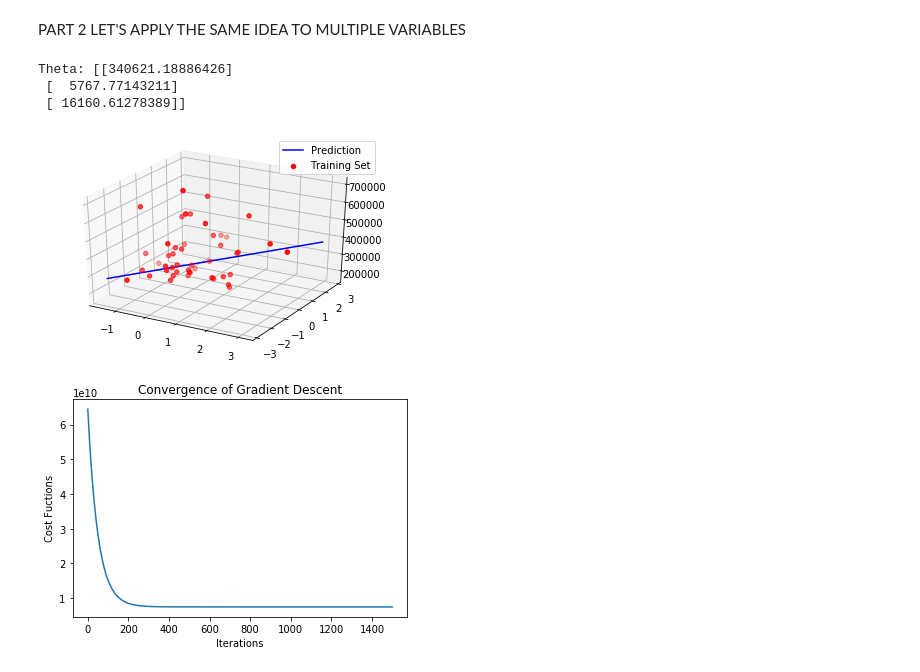
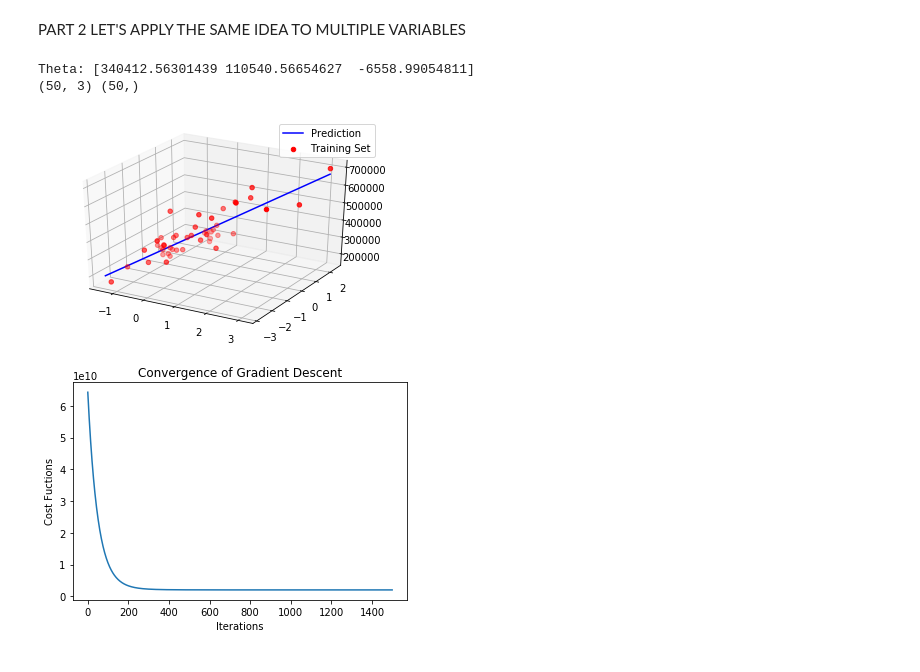
Before and after one commit to felipepasquali/MachineLearning, a Jupyter notebook: LinearRegression.ipynb, the cells around one changed output. Saved outputs shown, nothing was run; the diff lists cells and outputs as text; code cells hidden in the pictures.

```diff
--- a/LinearRegression.ipynb
+++ b/LinearRegression.ipynb
@@ -12,5 +9,10 @@ Data1np = Data1.to_numpy()
 # %%
-plt.scatter(Data1np[:,0],Data1np[:,1],marker="x")
+Data1 = pd.read_csv("data1ex1.txt", header=None,names=['X','Y'])
+Data1.insert(0,'Ones',1.0)
+# plt.scatter(Data1.iloc[:,0],Data1.iloc[:,1],marker="x")
+plt.scatter(Data1['X'],Data1['Y'],marker="x")
+
+
 plt.xlabel('Population of city in 10,000s')
 plt.ylabel('Profit in $10,000')
 plt.show()
@@ -42,24 +44,22 @@ def GradientDescent(th,Y,X,iterations=1500,alpha=0.01):
     JHistory = np.zeros(iterations)
     for i in range(iterations):
         h = X @ th
-        th[0,0] = th[0,0] - (alpha/m)*np.dot((h[:]-Y[:]).T,X[:,0])
-        th[1,0] = th[1,0] - (alpha/m)*np.dot((h[:]-Y[:]).T,X[:,1])
+        th = th - (alpha/m)*X.T@(h-Y)
         JHistory[i] = LinRegrCostFunction(th,Y,X)
     return th,JHistory
 # %%
-m = Data1np[:,0].size
-X = np.append(np.ones(m),Data1np[:,0]).reshape((m,2), order='F')
-Y = Data1np[:,1].reshape((m,1), order='F')
+X = Data1[['Ones','X']].to_numpy()
+Y = Data1['Y'].to_numpy()
+m,n = X.shape
 
-
-theta = np.zeros((2,1))
+theta = np.zeros(n)
 iterations = 1500
 alpha = 0.01 # Learning Rate
 
 TH,HIST = GradientDescent(theta,Y,X,iterations,alpha)
 print('Theta:',TH)
 
-Xnew = np.linspace(np.amin(Data1np[:,0]),np.amax(Data1np[:,0]))
+Xnew = np.linspace(np.amin(X[:,1]),np.amax(X[:,1]))
 n = Xnew.size
 Xnew = np.append(np.ones(n),Xnew).reshape((n,2), order='F')
 Ynew = np.dot(Xnew, TH)
@@ -128,42 +125,38 @@ def GradientDescent(th,Y,X,iterations=1500,alpha=0.01):
 # %%
 Data2 = pd.read_csv("data2ex1.txt", header=None,names=['size','bedrooms','price'])
 Data2y = Data2['price']
 Data2x = Data2[['size','bedrooms']]
 Data2xNorm = (Data2x - Data2x.mean()) / Data2x.std()
+Data2xNorm.insert(0, 'Ones', 1.0)
+X, Y = Data2xNorm.to_numpy(),Data2y.to_numpy()
+m,n = X.shape
 
-Data2xnp, Data2ynp = Data2xNorm.to_numpy(),Data2y.to_numpy()
-m,n = Data2xnp.shape
-
-X = np.append(np.ones(m),Data2xnp).reshape((m,n+1), order='F')
-Y = Data2ynp.reshape((m,1), order='F')
-
-theta = np.zeros((n+1,1))
+theta = np.zeros(n)
 iterations = 1500
 alpha = 0.01 # Learning Rate
 
 TH,HIST = GradientDescent(theta,Y,X,iterations,alpha)
 print('Theta:',TH)
 
-
-
 k = 50
-Xnew = np.append(np.linspace(np.amin(Data2xnp[:,0]),np.amax(Data2xnp[:,0]),num=k),np.linspace(np.amin(Data2xnp[:,1]),np.amax(Data2xnp[:,1]),num=k))
-Xnew = np.append(np.ones(k),Xnew).reshape((k,n+1), order='F')
+Xnew = np.append(np.linspace(np.amin(X[:,1]),np.amax(X[:,1]),num=k),np.linspace(np.amin(X[:,2]),np.amax(X[:,2]),num=k))
+Xnew = np.append(np.ones(k),Xnew).reshape((k,n), order='F')
 
 Ynew = np.dot(Xnew, TH)
+
+print(Xnew.shape,Ynew.shape)
 
 # Plot the 3D line over the normalized training data
 fig = plt.figure()
 ax = fig.add_subplot(111, projection='3d')
-ax.plot(Xnew[:,1], Xnew[:,2], Ynew[:,0], label='Prediction',c='b')
-ax.scatter(X[:,1], X[:,2], Y[:,0], label='Training Set',c='r')
+ax.plot(Xnew[:,1], Xnew[:,2], Ynew, label='Prediction',c='b')
+ax.scatter(X[:,1], X[:,2], Y, label='Training Set',c='r')
 ax.legend()
 plt.show()
 # %% [output]
-Theta: [[340621.18886426]
- [  5767.77143211]
- [ 16160.61278389]]
+Theta: [340412.56301439 110540.56654627  -6558.99054811]
+(50, 3) (50,)
-[figure, old version]
+[figure, new version]
 # %%
 #Plotting the Convergence Data
 plt.plot(HIST)
@@ -172,4 +165,4 @@ plt.ylabel('Cost Fuctions')
 plt.title('Convergence of Gradient Descent')
 plt.show()
 # %% [output]
-[figure, old version]
+[figure, new version]
```
Also changed, not shown: parts of 3 cells of this notebook.
